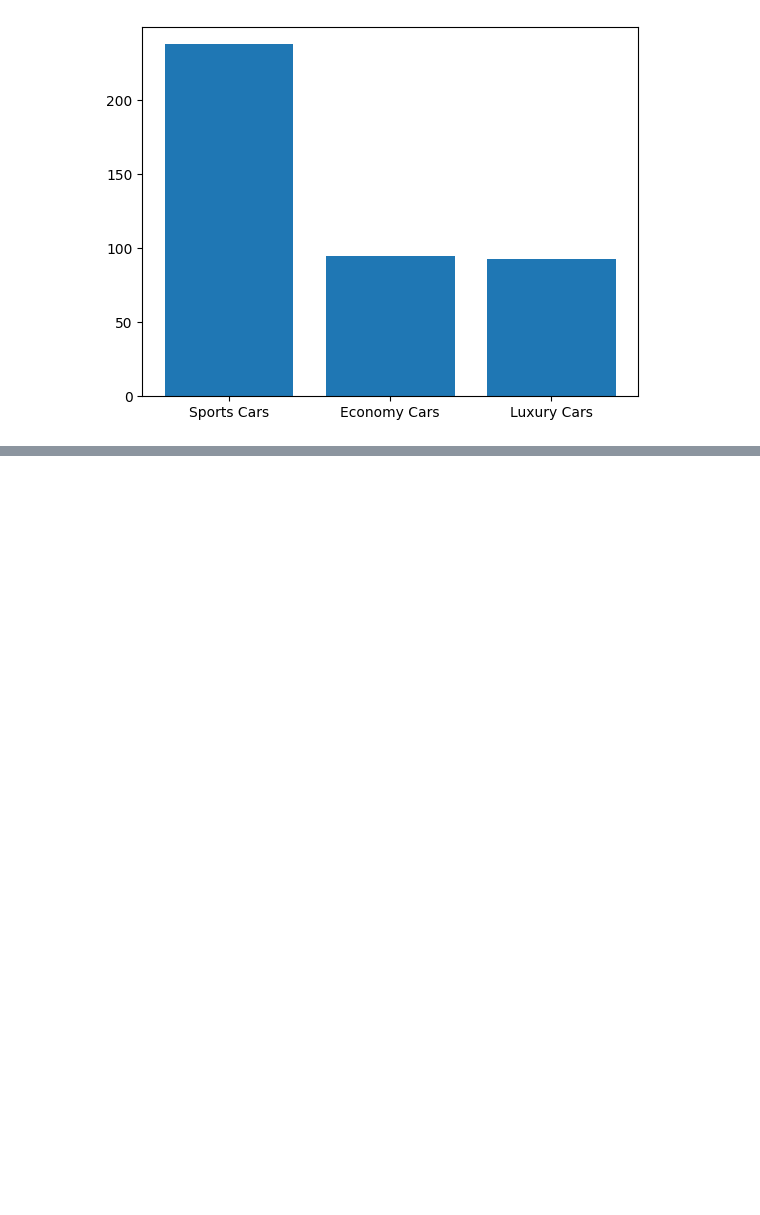
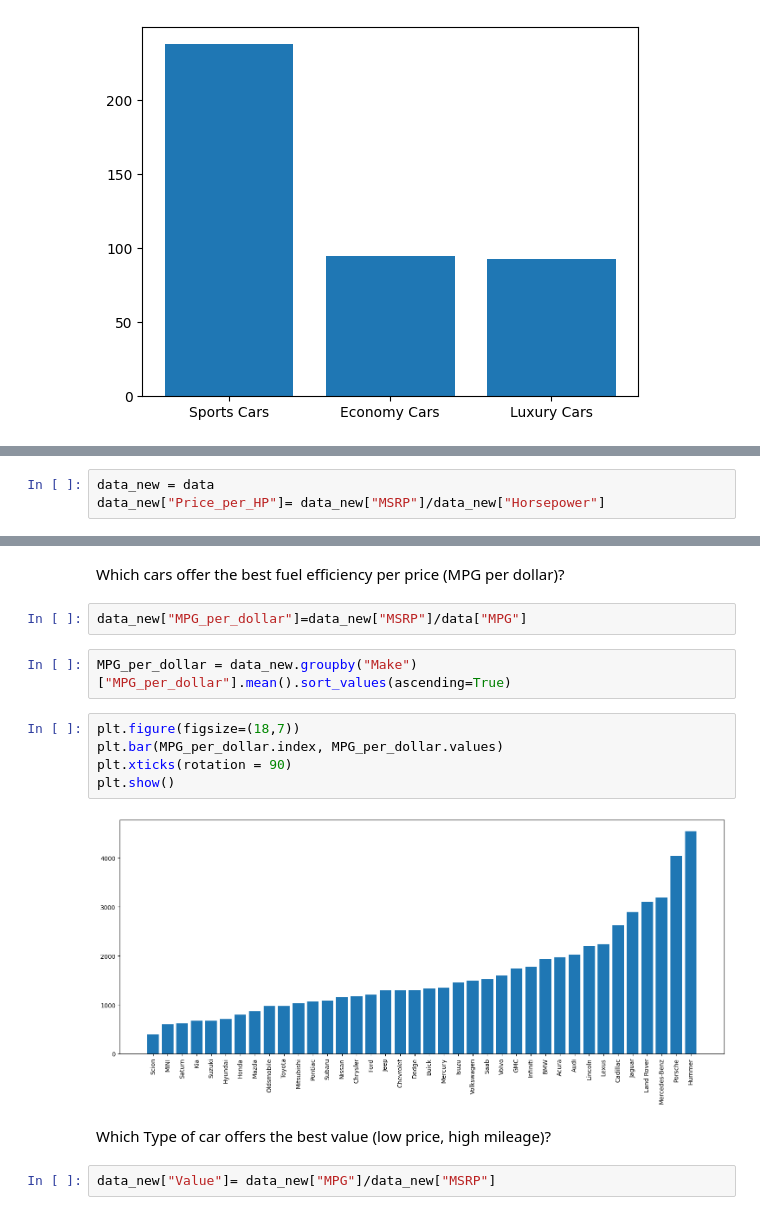
Before and after one commit to trailokya-world/Car-Data-Analysis, a Jupyter notebook: car_data_analysis/car_data_analysis.ipynb, the cells around one changed output, grey strips where cells are left out. Saved outputs shown, nothing was run; the diff lists cells and outputs as text; blank space fills up the shorter version.

```diff
--- a/car_data_analysis/car_data_analysis.ipynb
+++ b/car_data_analysis/car_data_analysis.ipynb
@@ -427,0 +411,3 @@ Trend: How does Weight affect Highway MPG?
+# %%
+data_new = data
+data_new["Price_per_HP"]= data_new["MSRP"]/data_new["Horsepower"]
@@ -427,0 +424,17 @@ Trend: How does Weight affect Highway MPG?
+# %% [markdown]
+Which cars offer the best fuel efficiency per price (MPG per dollar)?
+# %%
+data_new["MPG_per_dollar"]=data_new["MSRP"]/data["MPG"]
+# %%
+MPG_per_dollar = data_new.groupby("Make")["MPG_per_dollar"].mean().sort_values(ascending=True)
+# %%
+plt.figure(figsize=(18,7))
+plt.bar(MPG_per_dollar.index, MPG_per_dollar.values)
+plt.xticks(rotation = 90)
+plt.show()
+# %% [output]
+[figure, added]
+# %% [markdown]
+Which Type of car offers the best value (low price, high mileage)?
+# %%
+data_new["Value"]= data_new["MPG"]/data_new["MSRP"]
```
Also changed, not shown: parts of 12 cells of this notebook.
